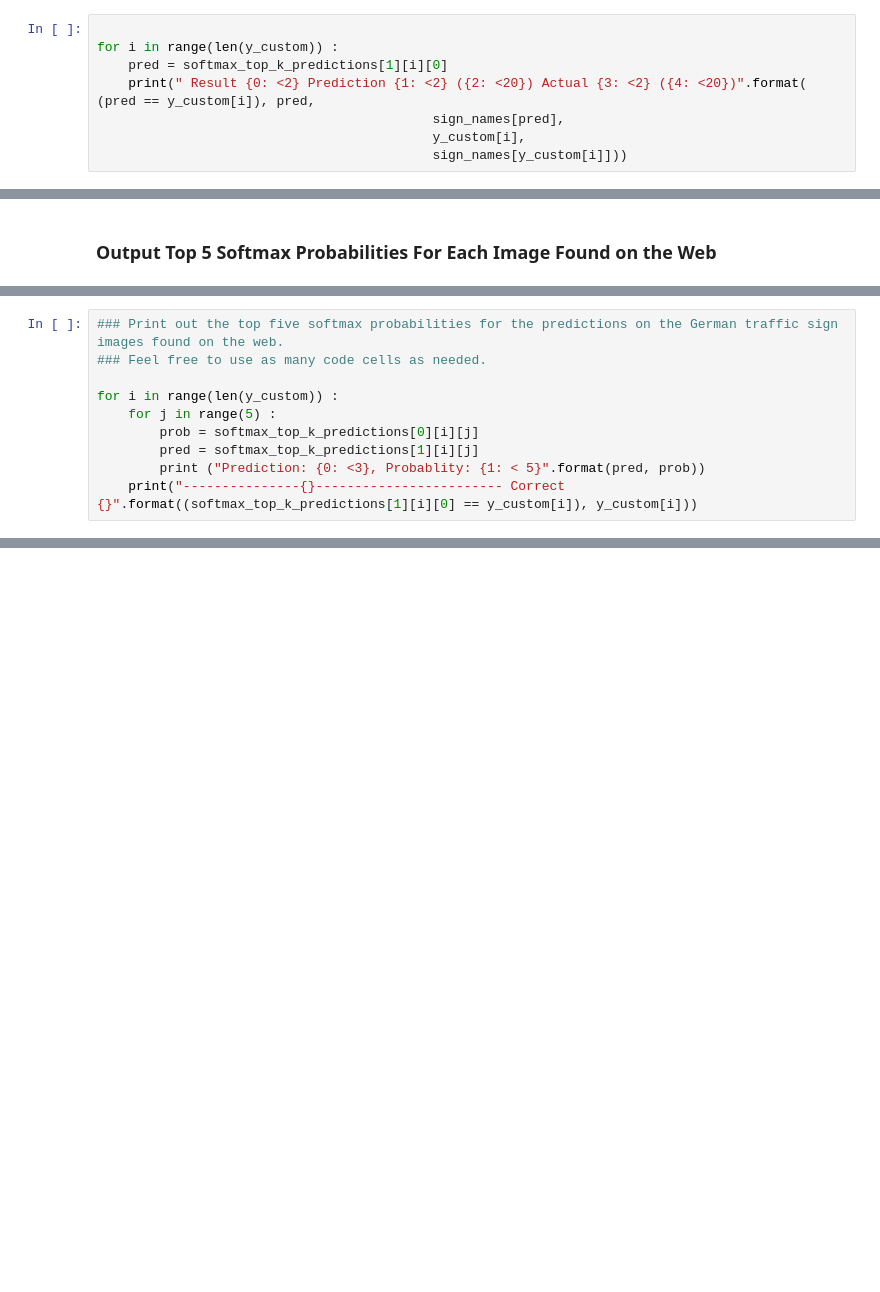
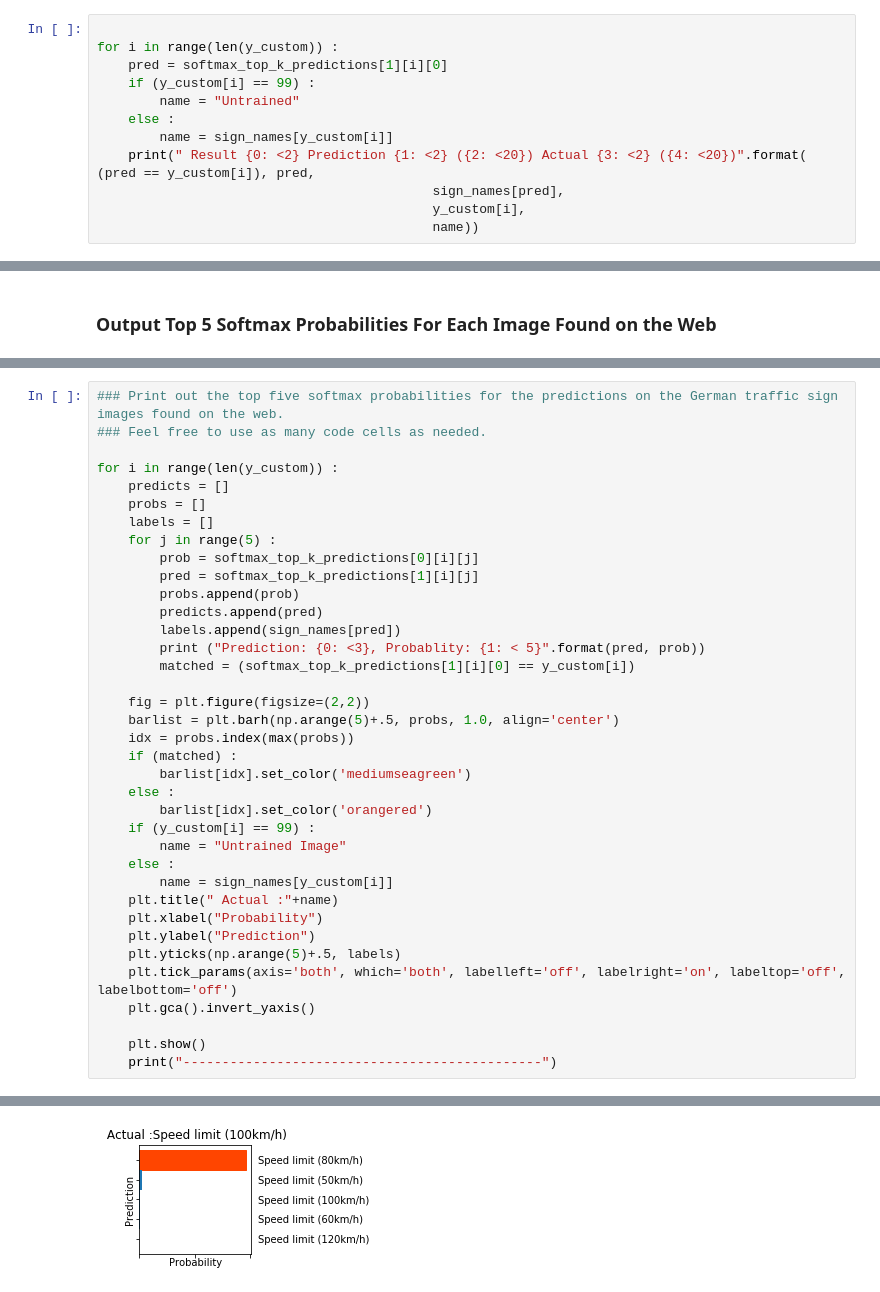
Before and after one commit to gvogety/udacity-sdcar-traffic-signs, a Jupyter notebook: Traffic_Sign_Classifier.ipynb, the cells around one changed output, grey strips where cells are left out. Saved outputs shown, nothing was run; the diff lists cells and outputs as text; blank space fills up the shorter version.

```diff
--- a/Traffic_Sign_Classifier.ipynb
+++ b/Traffic_Sign_Classifier.ipynb
@@ -574,8 +509,12 @@ with tf.Session() as sess :
 
 for i in range(len(y_custom)) :
     pred = softmax_top_k_predictions[1][i][0]
+    if (y_custom[i] == 99) :
+        name = "Untrained"
+    else :
+        name = sign_names[y_custom[i]]
     print(" Result {0: <2} Prediction {1: <2} ({2: <20}) Actual {3: <2} ({4: <20})".format( (pred == y_custom[i]), pred,
                                            sign_names[pred],
                                            y_custom[i],
-                                           sign_names[y_custom[i]]))
+                                           name))
 # %% [output]
@@ -648,8 +546,36 @@ Looking just at the first row we get `[ 0.34763842,  0.24879643,  0.12789202]`,
 ### Feel free to use as many code cells as needed.
 
 for i in range(len(y_custom)) :
+    predicts = []
+    probs = []
+    labels = []
     for j in range(5) :
         prob = softmax_top_k_predictions[0][i][j]
         pred = softmax_top_k_predictions[1][i][j]
+        probs.append(prob)
+        predicts.append(pred)
+        labels.append(sign_names[pred])
         print ("Prediction: {0: <3}, Probablity: {1: < 5}".format(pred, prob))
-    print("---------------{}------------------------ Correct {}".format((softmax_top_k_predictions[1][i][0] == y_custom[i]), y_custom[i]))
+        matched = (softmax_top_k_predictions[1][i][0] == y_custom[i])
+
+    fig = plt.figure(figsize=(2,2))
+    barlist = plt.barh(np.arange(5)+.5, probs, 1.0, align='center')
+    idx = probs.index(max(probs))
+    if (matched) :
+        barlist[idx].set_color('mediumseagreen')
+    else :
+        barlist[idx].set_color('orangered')
+    if (y_custom[i] == 99) :
+        name = "Untrained Image"
+    else :
+        name = sign_names[y_custom[i]]
+    plt.title(" Actual :"+name)
+    plt.xlabel("Probability")
+    plt.ylabel("Prediction")
+    plt.yticks(np.arange(5)+.5, labels)
+    plt.tick_params(axis='both', which='both', labelleft='off', labelright='on', labeltop='off', labelbottom='off')
+    plt.gca().invert_yaxis()
+
+    plt.show()
+    print("----------------------------------------------")
+# %% [output]
@@ -655,0 +587 @@ for i in range(len(y_custom)) :
+[figure, added]
```
Also changed, not shown: parts of 27 cells of this notebook, 2 other files.
